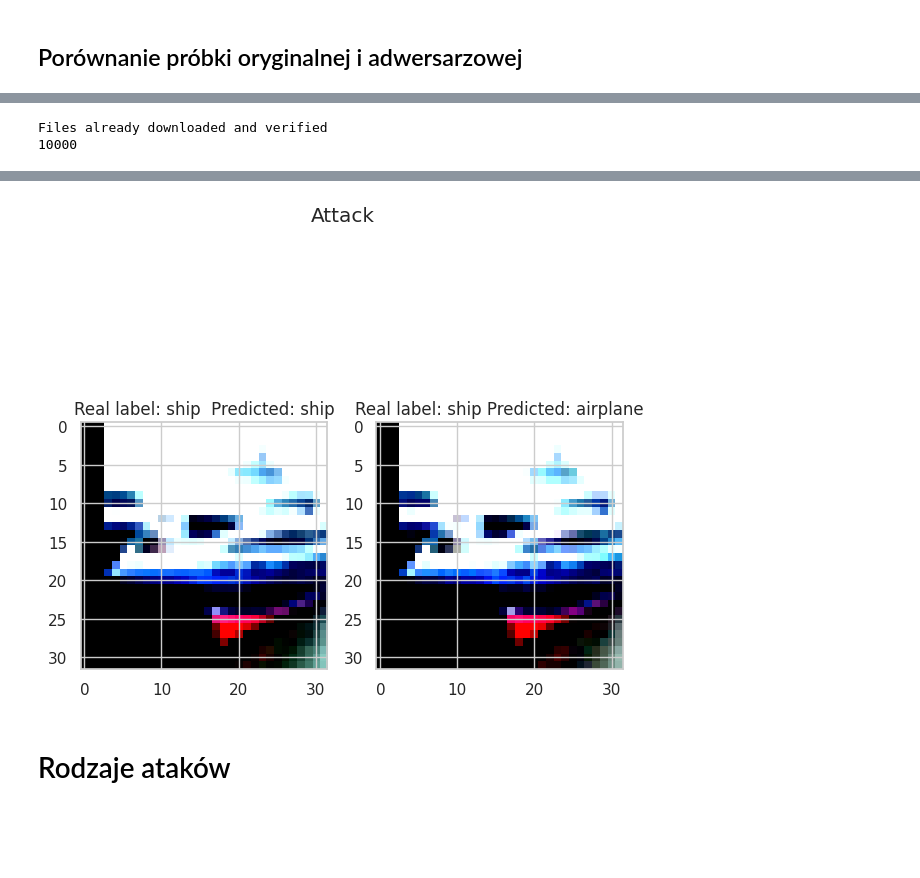
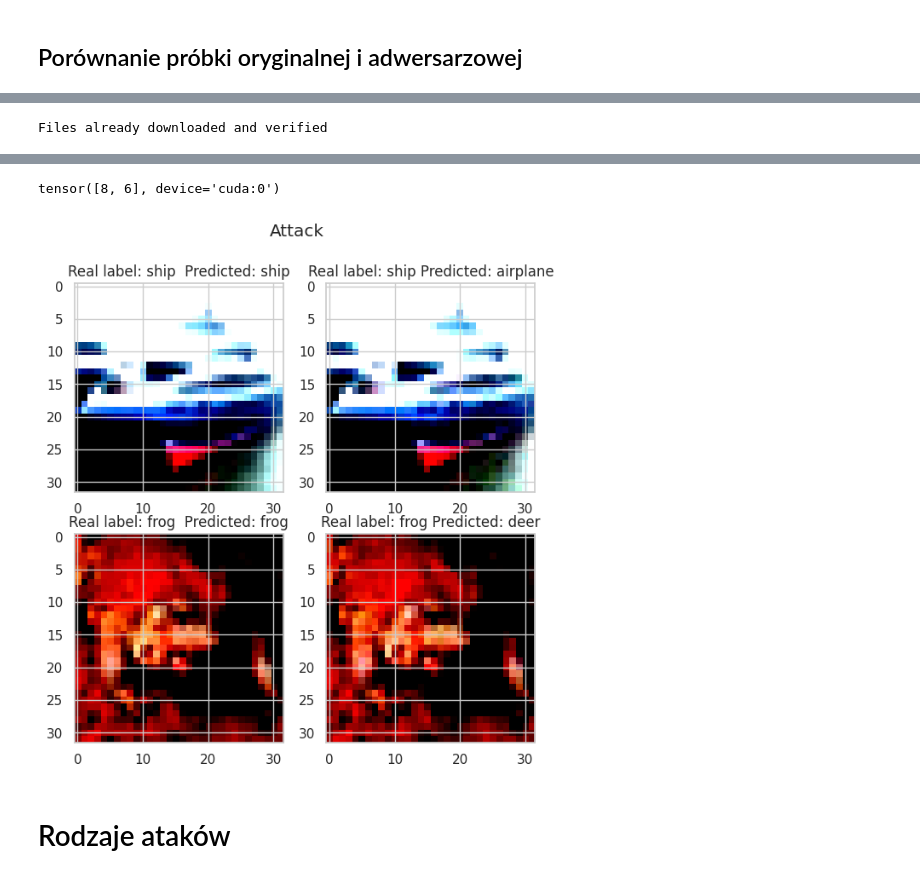
Before and after one commit to Jvlia17/deep-learning, a Jupyter notebook: PCA.ipynb, the cells around one changed output, grey strips where cells are left out. Cells and saved outputs as stored; diff of their text form; code cells hidden in the pictures; blank space fills up the shorter version.

```diff
--- a/PCA.ipynb
+++ b/PCA.ipynb
@@ -456,18 +501,22 @@ print(split)
 
 df_org = df_converted_data.iloc[:split,:]
 df_adv = df_converted_data.iloc[split:,:]
+df_adv = df_adv.reset_index()
 
 classes = ['airplane', 'automobile', 'bird', 'cat', 'deer', 'dog', 'frog', 'horse', 'ship', 'truck']
 sns.set(rc={'figure.figsize':(7,7)})
 sns.set_style("whitegrid")
 g = sns.scatterplot(data= df_converted_data, x="Principal Component 1",
                 y="Principal Component 2", hue="Label",
-                palette='rocket',
-                s = 10, legend='full')
+                palette=sns.color_palette("Spectral", as_cmap=True),
+                s = 25, legend='full')
 
-plt.scatter(x=df_adv['Principal Component 1'] , y=df_adv['Principal Component 2'], color='k', marker="x", s=10)
+plt.scatter(x=df_adv['Principal Component 1'] , y=df_adv['Principal Component 2'], color='k', marker="x", s=8)
 plt.legend(bbox_to_anchor=(1, 1), title='Class')
 # Write attack name
 plt.title('Attack')
+handles, labels  =  g.get_legend_handles_labels()
+
+g.legend(handles, classes, bbox_to_anchor=(1.35, 1))
 plt.savefig("/content/PCA.pdf", format='pdf', bbox_inches='tight')
 # %% [output]
@@ -486,58 +569,58 @@ import torchvision.transforms as transforms
 import matplotlib.pyplot as plt
 import torchvision.datasets as datasets
 
-
 normalize= transforms.Normalize(mean=[0.49186882, 0.48265398, 0.44717732], std=[0.24697122, 0.24338895, 0.2615926 ])
 
 testset = datasets.CIFAR10(root='./data', train=False, download=True, transform=transforms.ToTensor())
-print(len(testset))
-index = [1]
-images = torch.tensor([])
+index = [1,5]
+images = torch.tensor([]).to('cuda')
 labels = []
 for i in range(len(index)):
   img, label = testset[index[i]]
-  img = img.unsqueeze(0)
+  img = img.unsqueeze(0).to('cuda')
   images = torch.cat((images, img), dim=0)
   labels.append(label)
 
 labels = torch.tensor(labels)
 
-
-preprocess = transforms.Compose([
-                # transforms.Resize((224,224)),
-                transforms.RandomCrop(32, 4),
-                normalize
-            ])
+preprocess = transforms.Compose([normalize])
 images = preprocess(images)
-
 
 # attack = torchattacks.FGSM(net, eps=80/255)
 attack = torchattacks.attacks.pifgsm.PIFGSM(net)
-img_adv = attack(images, labels)
+img_adv = attack(images, labels).to('cuda')
 
 # Predict unchanged and adversary examples
 images.to('cuda')
-img_adv.to('cuda')
-outputs = net(images)
+images.to('cuda')
+img_adv = img_adv.to('cuda')
+net.to('cuda')
+
+outputs = net(images).to(device)
 _, predicted = outputs.max(1)
+print(predicted)
 outputs = net(img_adv)
 _, predicted_adv = outputs.max(1)
 
 classes = ['airplane', 'automobile', 'bird', 'cat', 'deer', 'dog', 'frog', 'horse', 'ship', 'truck']
 
 labelsnp = labels.numpy()
-
 i = 0
 counter = 1
 
 plt.subplots_adjust(hspace=0.2)
-plt.rcParams['figure.figsize'] = [20, 40]
+# plt.rcParams['figure.figsize'] = [20, 40]
 # Write attack name
 plt.suptitle('Attack')
+predicted = predicted.to('cpu').numpy()
+predicted_adv = predicted_adv.to('cpu').numpy()
+images = images.to('cpu')
 
+img_adv = img_adv.to('cpu')
 while i < len(index):
   plt.subplot(len(index), 2, counter)
   plt.title(f'Real label: {classes[labelsnp[i]]}  Predicted: {classes[predicted[i]]}')
+
   plt.imshow(images[i].permute(1, 2, 0))
   plt.subplot(len(index), 2,counter + 1)
   plt.title(f'Real label: {classes[labelsnp[i]]} Predicted: {classes[predicted_adv[i]]}')
@@ -548,5 +631,4 @@ while i < len(index):
 plt.savefig("/content/img-adv.pdf", format='pdf')
 # %% [output]
 Files already downloaded and verified
-10000
 WARNING:matplotlib.image:Clipping input data to the valid range for imshow with RGB data ([0..1] for floats or [0..255] for integers).
@@ -553,4 +636,5 @@ WARNING:matplotlib.image:Clipping input data to the valid range for imshow with
+tensor([8, 6], device='cuda:0')
-[figure, old version]
+[figure, new version]
 # %% [markdown]
 # Rodzaje ataków
 # %% [markdown]
```
Also changed, not shown: parts of 18 cells of this notebook.
